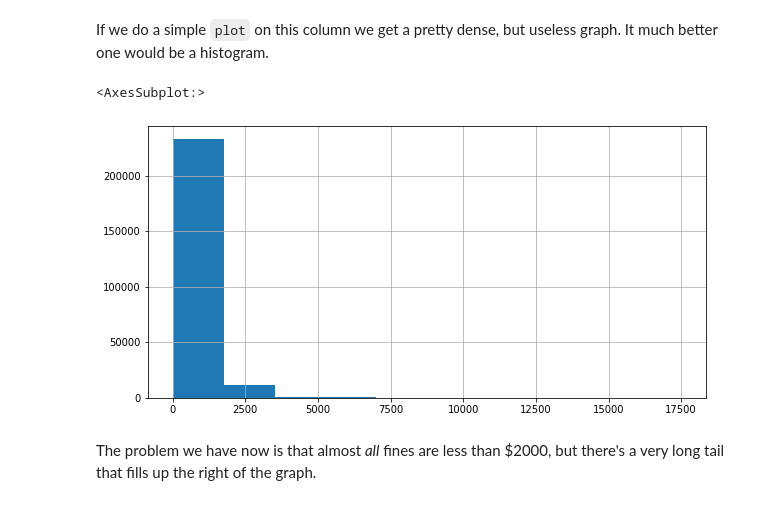
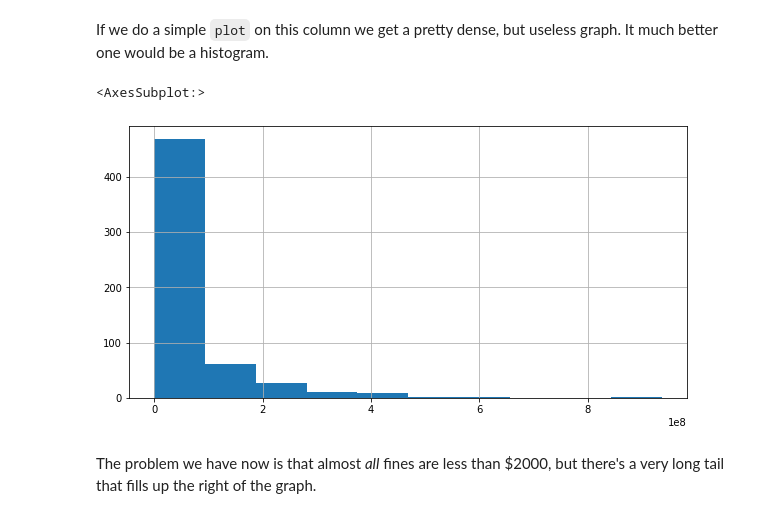
Before and after one commit to vincebacani/data_project, a Jupyter notebook: basic_pandas.ipynb, the cells around one changed output. Drawn from its saved outputs; the diff is of its cells as text; code cells hidden in the pictures.

```diff
--- a/basic_pandas.ipynb
+++ b/basic_pandas.ipynb
@@ -133,10 +133,10 @@ disney_data["FACE_VALUE"].plot()
 # %% [markdown]
 If we do a simple `plot` on this column we get a pretty dense, but useless graph. It much better one would be a histogram.
 # %%
-disney_data.FACE_VALUE.hist()
+disney_data.total_gross.hist()
 # %% [output]
 <AxesSubplot:>
-[figure, old version]
+[figure, new version]
 # %% [markdown]
 The problem we have now is that almost _all_ fines are less than $2000, but there's a very long tail that fills up the right of the graph.
 # %% [markdown]
```
Also changed, not shown: parts of 21 cells of this notebook, 1 other file.
